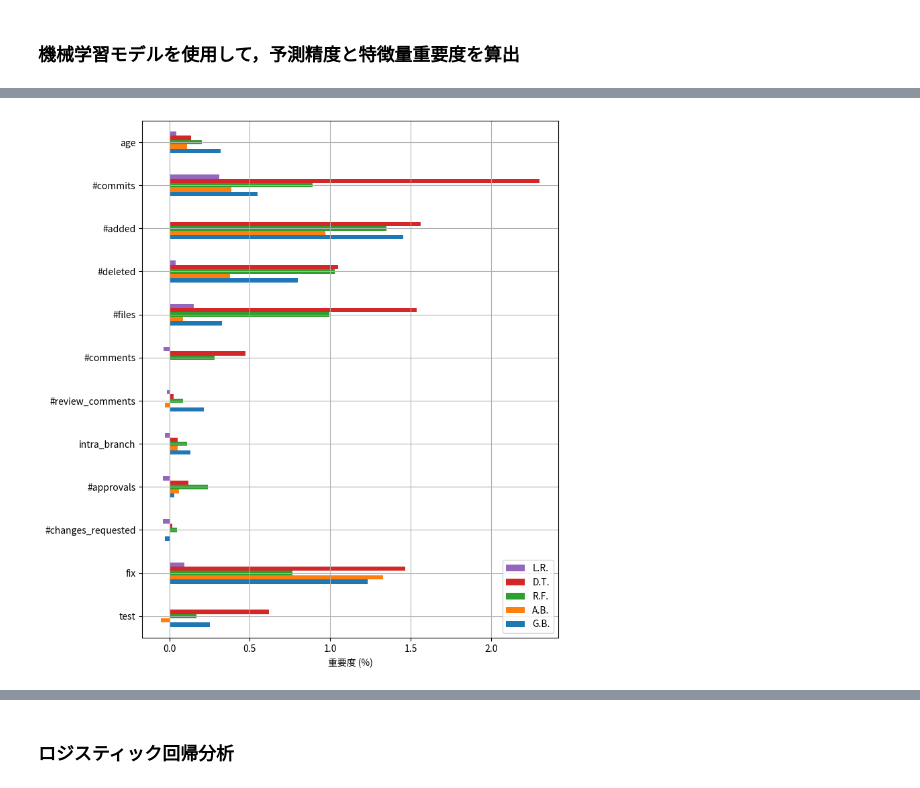
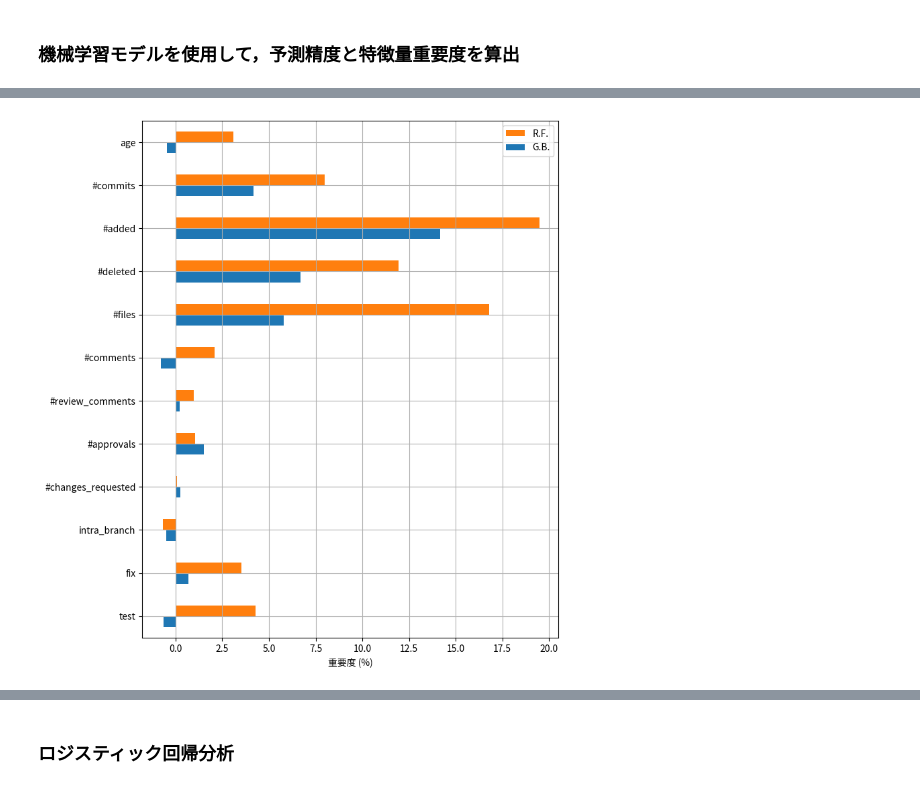
Before and after one commit to nrysk/research, a Jupyter notebook: 001/analysis.ipynb, the cells around one changed output, grey strips where cells are left out. Drawn from its saved outputs; the diff is of its cells as text; code cells hidden in the pictures.

```diff
--- a/001/analysis.ipynb
+++ b/001/analysis.ipynb
@@ -65,6 +65,7 @@ for feature in NUMERIC_COLUMNS:
             pd.DataFrame(
                 data={
                     "test": "Mann-Whitney U",
+                    "p_value": p,
                     "significant": get_significance(p),
                 },
                 index=[feature],
@@ -87,6 +88,7 @@ for feature in BOOLEAN_COLUMNS:
             pd.DataFrame(
                 data={
                     "test": "Chi-squared",
+                    "p_value": ,
                     "significant": get_significance(p),
                 },
                 index=[feature],
@@ -141,6 +143,7 @@ from sklearn.model_selection import StratifiedKFold
 from sklearn.tree import DecisionTreeClassifier
 
 EXCLUDE_COLUMNS = ["project", "id", "url", "bot", "code_change"]
+SCORINGS = ("f1", "roc_auc", "matthews_corrcoef")
 
 # プルリクエストの特徴量データを読み込み
 df = pd.read_csv("data/pull_request_features.csv")
@@ -154,24 +157,25 @@ X = (X - X.mean()) / X.std()
 
 # モデルの設定
 models = {
-    "L.R.": LogisticRegression(),
-    "D.T.": DecisionTreeClassifier(random_state=0),
+    # "L.R.": LogisticRegression(),
+    # "D.T.": DecisionTreeClassifier(random_state=0),
     "R.F.": RandomForestClassifier(class_weight="balanced", random_state=0),
-    "A.B.": AdaBoostClassifier(random_state=0),
+    # "A.B.": AdaBoostClassifier(random_state=0),
     "G.B.": GradientBoostingClassifier(random_state=0),
     # "XGB": xgb.XGBClassifier(),
 }
 
 # クロスバリデーションの設定
-cv = StratifiedKFold(n_splits=2, shuffle=True, random_state=0)
+cv = StratifiedKFold(n_splits=3, shuffle=True, random_state=0)
 
 # 特徴量の重要度を保持するデータフレーム
-importances_df = pd.DataFrame()
+importance_df_dict = {scoring: pd.DataFrame() for scoring in SCORINGS}
 
 # モデルの精度を保持するデータフレーム
 scores_df = pd.DataFrame()
 
-for train_idx, test_idx in cv.split(X, y):
+for i, (train_idx, test_idx) in enumerate(cv.split(X, y)):
+    print(f"Fold {i+1}")
     X_train, X_test = X.iloc[train_idx], X.iloc[test_idx]
     y_train, y_test = y.iloc[train_idx], y.iloc[test_idx]
 
@@ -198,41 +202,58 @@ for train_idx, test_idx in cv.split(X, y):
             ],
             ignore_index=True,
         )
+        for scoring in importance_df_dict.keys():
+            # 特徴量の重要度の算出
+            result = permutation_importance(
+                model,
+                X_test,
+                y_test,
+                n_repeats=10,
+                random_state=0,
+                scoring=scoring,
+            )
 
-        # 特徴量の重要度の計算
-        result = permutation_importance(
-            model, X_test, y_test, n_repeats=10, random_state=0
-        )
-
-        # 結果の保存
-        row = {
-            "model": model_name,
-        } | {
-            feature: result.importances_mean[i]
-            for i, feature in enumerate(X_test.columns)
-        }
-        print(row)
-        importances_df = pd.concat(
-            [
-                importances_df,
-                pd.DataFrame([row]),
-            ],
-            ignore_index=True,
-        )
+            # 結果の保存
+            row_df = pd.DataFrame(
+                [
+                    {
+                        "model": model_name,
+                    }
+                    | {
+                        feature: result.importances_mean[i]
+                        for i, feature in enumerate(X_test.columns)
+                    }
+                ]
+            )
+            importance_df_dict[scoring] = pd.concat(
+                [
+                    importance_df_dict[scoring],
+                    row_df,
+                ],
+                ignore_index=True,
+            )
 
 # ==============================
 # 結果の可視化
 # ==============================
-importances_df = importances_df.groupby("model").mean() * 100
-importances_df = importances_df.T[models.keys()]
+
+# 精度の平均値
 scores_df = scores_df.groupby("model").mean()
+print(scores_df.T[models.keys()].to_latex(float_format="%.2f", escape=True))
+
 plt.rc("font", family="Noto Sans CJK JP")
-ax = importances_df.iloc[::-1, ::-1].plot.barh(figsize=(8, 10))
-handles, labels = ax.get_legend_handles_labels()
-ax.legend(handles[::-1], labels[::-1])
-plt.grid()
-plt.xlabel("重要度 (%)")
-plt.show()
-print(importances_df.to_latex(float_format="%.2f", escape=True))
-print(scores_df.T[models.keys()].to_latex(float_format="%.2f", escape=True))
+# 特徴量の重要度の平均値
+for scoring, importance_df in importance_df_dict.items():
+    importance_df = importance_df.groupby("model").mean() * 100
+    importance_df = importance_df.T[models.keys()]
+
+    # 描画
+    ax = importance_df.iloc[::-1, ::-1].plot.barh(figsize=(8, 10))
+    handles, labels = ax.get_legend_handles_labels()
+    ax.legend(handles[::-1], labels[::-1])
+    plt.grid()
+    plt.xlabel("重要度 (%)")
+    print(scoring)
+    plt.show()
+    print(importance_df.to_latex(float_format="%.2f", escape=True))
 # %% [output]
@@ -249 +277 @@ print(scores_df.T[models.keys()].to_latex(float_format="%.2f", escape=True))
-[figure, old version]
+[figure, new version]
```
Also changed, not shown: parts of 2 cells of this notebook, 4 other files.
